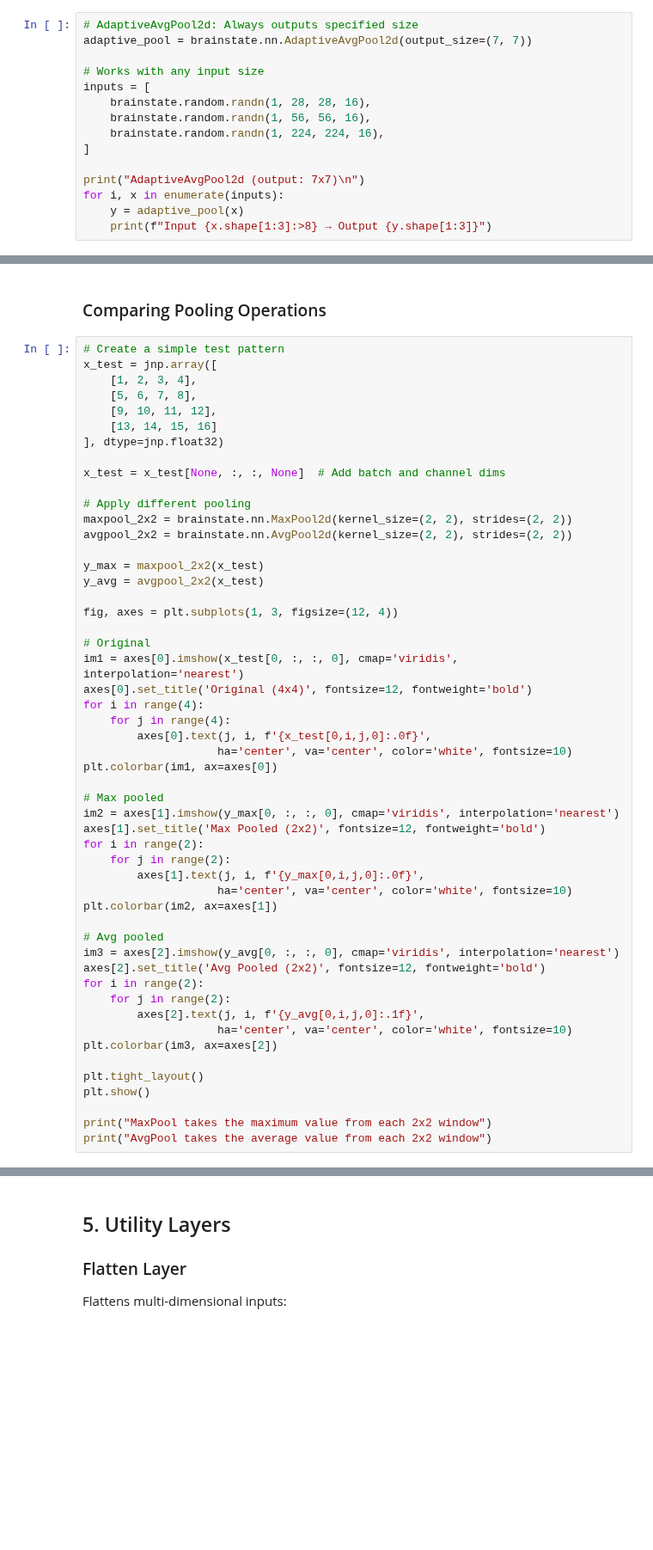
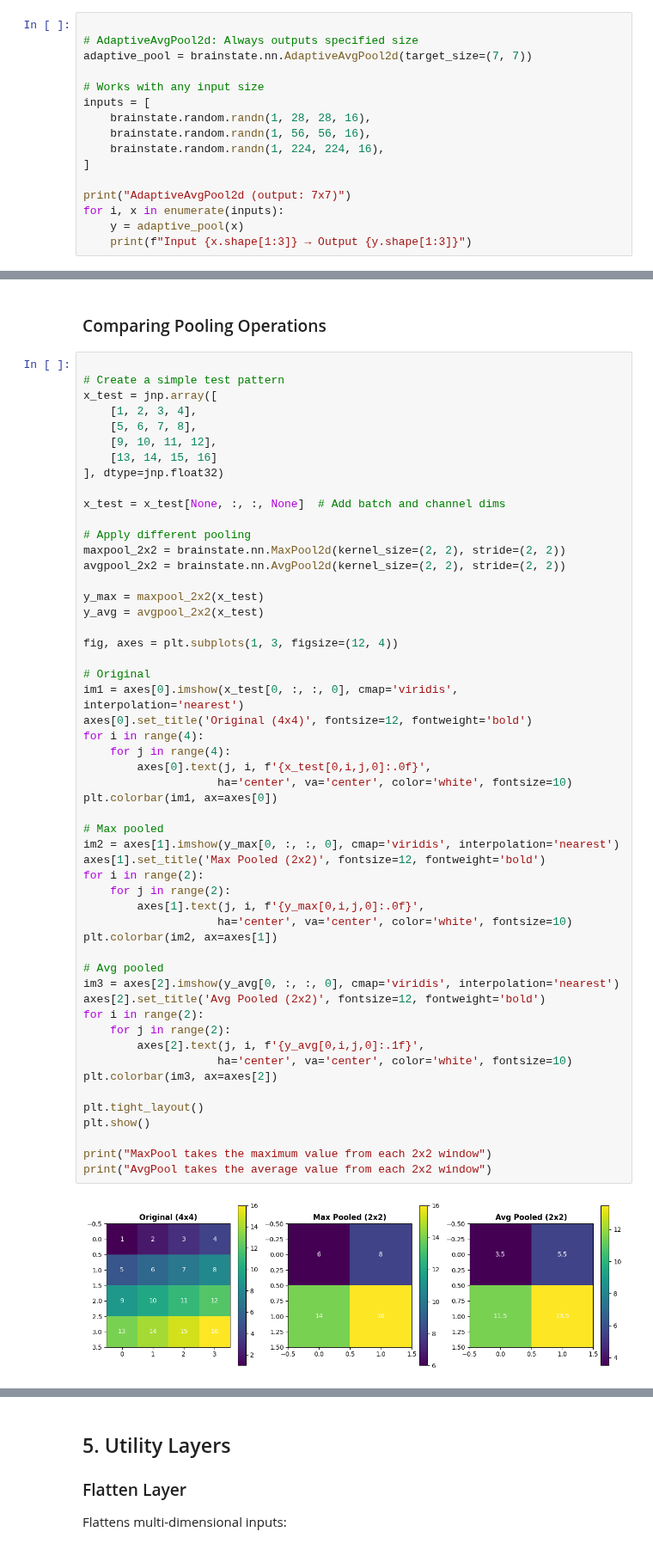
Before and after one commit to chaobrain/brainstate, a Jupyter notebook: docs/tutorials/neural_networks/02_basic_layers.ipynb, the cells around one changed output, grey strips where cells are left out. Shown at 86% size. Saved outputs shown, nothing was run; the diff lists cells and outputs as text; blank space fills up the shorter version.

```diff
--- a/docs/tutorials/neural_networks/02_basic_layers.ipynb
+++ b/docs/tutorials/neural_networks/02_basic_layers.ipynb
@@ -283,8 +393,9 @@ print(f"\nOutput shape: {y_avg.shape}")
 
 Pools to a fixed output size regardless of input size:
 # %%
+
 # AdaptiveAvgPool2d: Always outputs specified size
-adaptive_pool = brainstate.nn.AdaptiveAvgPool2d(output_size=(7, 7))
+adaptive_pool = brainstate.nn.AdaptiveAvgPool2d(target_size=(7, 7))
 
 # Works with any input size
 inputs = [
@@ -293,7 +404,7 @@ inputs = [
     brainstate.random.randn(1, 224, 224, 16),
 ]
 
-print("AdaptiveAvgPool2d (output: 7x7)\n")
+print("AdaptiveAvgPool2d (output: 7x7)")
 for i, x in enumerate(inputs):
     y = adaptive_pool(x)
-    print(f"Input {x.shape[1:3]:>8} → Output {y.shape[1:3]}")
+    print(f"Input {x.shape[1:3]} → Output {y.shape[1:3]}")
@@ -300,6 +416,7 @@ for i, x in enumerate(inputs):
 # %% [markdown]
 ### Comparing Pooling Operations
 # %%
+
 # Create a simple test pattern
 x_test = jnp.array([
     [1, 2, 3, 4],
@@ -311,8 +428,8 @@ x_test = jnp.array([
 x_test = x_test[None, :, :, None]  # Add batch and channel dims
 
 # Apply different pooling
-maxpool_2x2 = brainstate.nn.MaxPool2d(kernel_size=(2, 2), strides=(2, 2))
-avgpool_2x2 = brainstate.nn.AvgPool2d(kernel_size=(2, 2), strides=(2, 2))
+maxpool_2x2 = brainstate.nn.MaxPool2d(kernel_size=(2, 2), stride=(2, 2))
+avgpool_2x2 = brainstate.nn.AvgPool2d(kernel_size=(2, 2), stride=(2, 2))
 
 y_max = maxpool_2x2(x_test)
 y_avg = avgpool_2x2(x_test)
@@ -324,30 +441,32 @@ im1 = axes[0].imshow(x_test[0, :, :, 0], cmap='viridis', interpolation='nearest'
 axes[0].set_title('Original (4x4)', fontsize=12, fontweight='bold')
 for i in range(4):
     for j in range(4):
         axes[0].text(j, i, f'{x_test[0,i,j,0]:.0f}',
                     ha='center', va='center', color='white', fontsize=10)
 plt.colorbar(im1, ax=axes[0])
 
 # Max pooled
 im2 = axes[1].imshow(y_max[0, :, :, 0], cmap='viridis', interpolation='nearest')
 axes[1].set_title('Max Pooled (2x2)', fontsize=12, fontweight='bold')
 for i in range(2):
     for j in range(2):
         axes[1].text(j, i, f'{y_max[0,i,j,0]:.0f}',
                     ha='center', va='center', color='white', fontsize=10)
 plt.colorbar(im2, ax=axes[1])
 
 # Avg pooled
 im3 = axes[2].imshow(y_avg[0, :, :, 0], cmap='viridis', interpolation='nearest')
 axes[2].set_title('Avg Pooled (2x2)', fontsize=12, fontweight='bold')
 for i in range(2):
     for j in range(2):
         axes[2].text(j, i, f'{y_avg[0,i,j,0]:.1f}',
                     ha='center', va='center', color='white', fontsize=10)
 plt.colorbar(im3, ax=axes[2])
 
 plt.tight_layout()
 plt.show()
 
 print("MaxPool takes the maximum value from each 2x2 window")
 print("AvgPool takes the average value from each 2x2 window")
+# %% [output]
+[figure, added]
```
Also changed, not shown: parts of 24 cells of this notebook, 1 other file.
